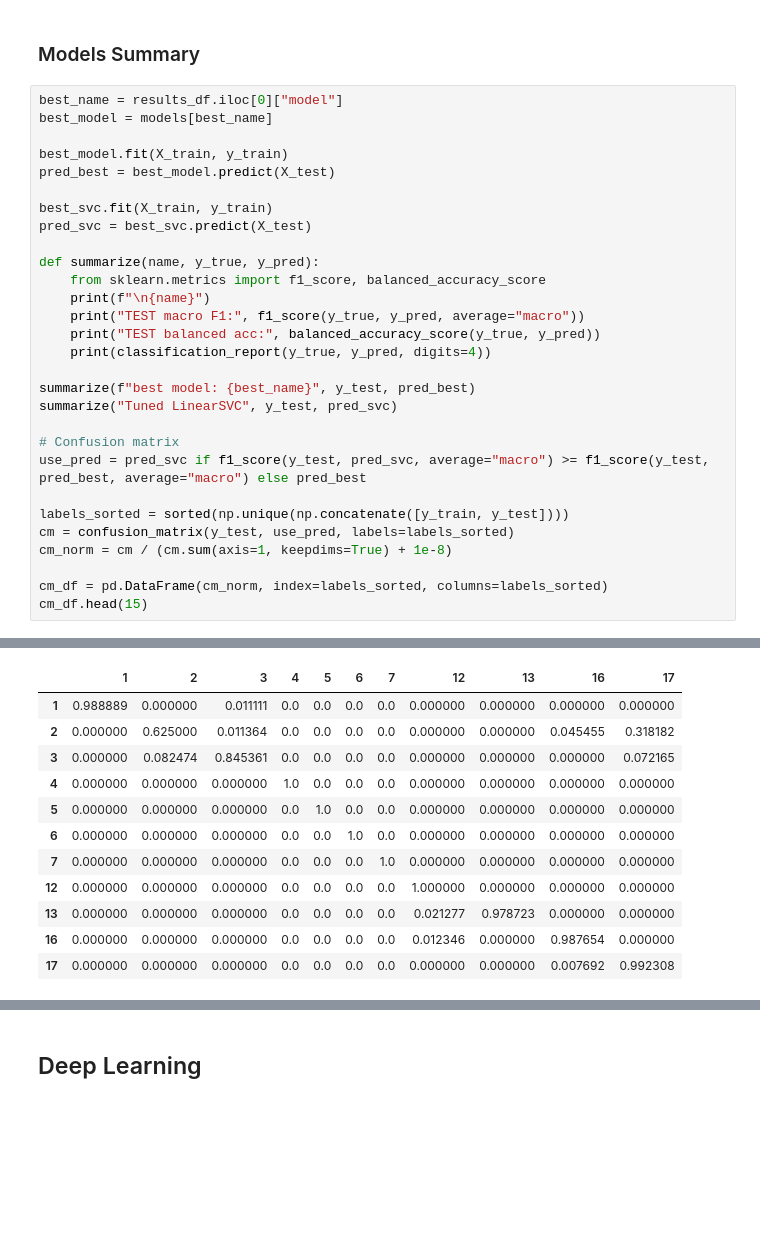
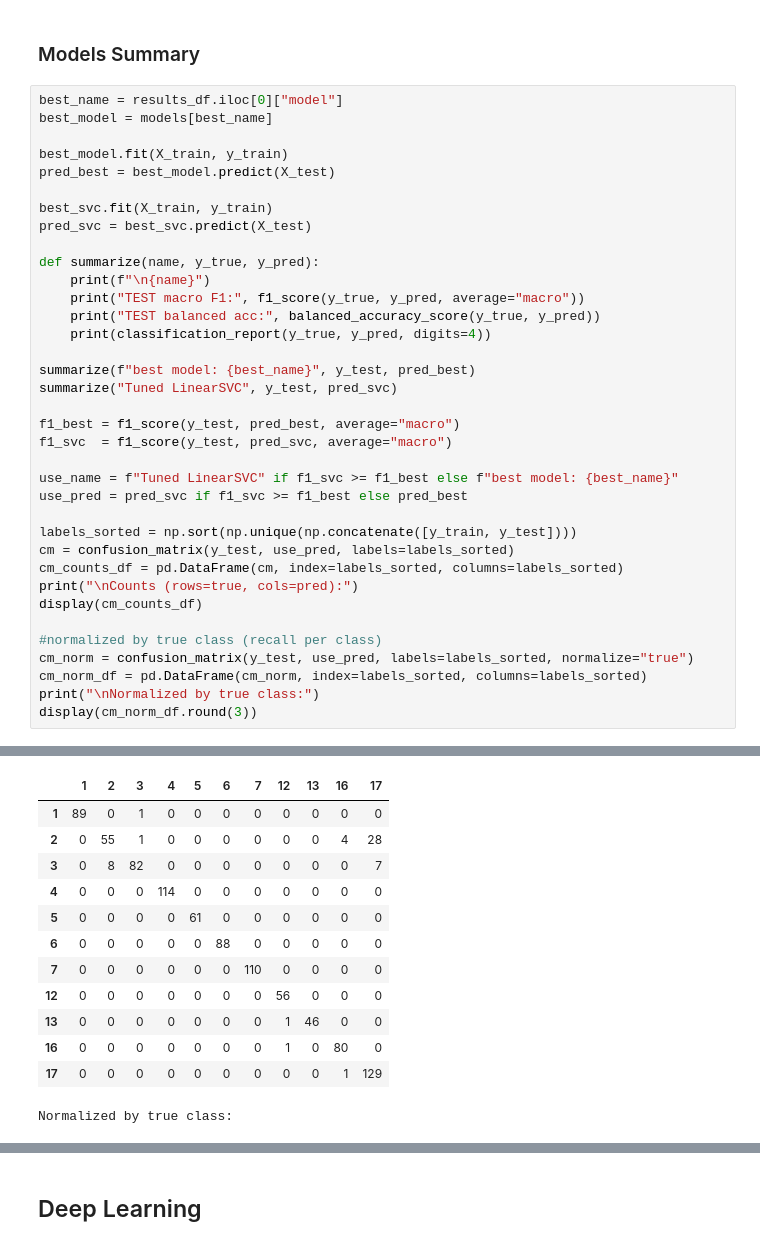
Before and after one commit to AAI530-Team6/final-team-project, a Jupyter notebook: pamap_project.ipynb, the cells around one changed output, grey strips where cells are left out. Drawn from its saved outputs; the diff is of its cells as text; blank space fills up the shorter version.

```diff
--- a/pamap_project.ipynb
+++ b/pamap_project.ipynb
@@ -937,7 +936,6 @@ best_svc.fit(X_train, y_train)
 pred_svc = best_svc.predict(X_test)
 
 def summarize(name, y_true, y_pred):
-    from sklearn.metrics import f1_score, balanced_accuracy_score
     print(f"\n{name}")
     print("TEST macro F1:", f1_score(y_true, y_pred, average="macro"))
     print("TEST balanced acc:", balanced_accuracy_score(y_true, y_pred))
@@ -946,15 +944,23 @@ def summarize(name, y_true, y_pred):
 summarize(f"best model: {best_name}", y_test, pred_best)
 summarize("Tuned LinearSVC", y_test, pred_svc)
 
-# Confusion matrix
-use_pred = pred_svc if f1_score(y_test, pred_svc, average="macro") >= f1_score(y_test, pred_best, average="macro") else pred_best
+f1_best = f1_score(y_test, pred_best, average="macro")
+f1_svc  = f1_score(y_test, pred_svc, average="macro")
 
-labels_sorted = sorted(np.unique(np.concatenate([y_train, y_test])))
+use_name = f"Tuned LinearSVC" if f1_svc >= f1_best else f"best model: {best_name}"
+use_pred = pred_svc if f1_svc >= f1_best else pred_best
+
+labels_sorted = np.sort(np.unique(np.concatenate([y_train, y_test])))
 cm = confusion_matrix(y_test, use_pred, labels=labels_sorted)
-cm_norm = cm / (cm.sum(axis=1, keepdims=True) + 1e-8)
+cm_counts_df = pd.DataFrame(cm, index=labels_sorted, columns=labels_sorted)
+print("\nCounts (rows=true, cols=pred):")
+display(cm_counts_df)
 
-cm_df = pd.DataFrame(cm_norm, index=labels_sorted, columns=labels_sorted)
-cm_df.head(15)
+#normalized by true class (recall per class)
+cm_norm = confusion_matrix(y_test, use_pred, labels=labels_sorted, normalize="true")
+cm_norm_df = pd.DataFrame(cm_norm, index=labels_sorted, columns=labels_sorted)
+print("\nNormalized by true class:")
+display(cm_norm_df.round(3))
 # %% [output]
 best model: ExtraTrees
 TEST macro F1: 0.9476640061215146
@@ -976,12 +982,13 @@ weighted avg     0.9502    0.9459    0.9440       962
 |  | 1 | 2 | 3 | 4 | 5 | 6 | 7 | 12 | 13 | 16 | 17 |
-| 1 | 0.988889 | 0.000000 | 0.011111 | 0.0 | 0.0 | 0.0 | 0.0 | 0.000000 | 0.000000 | 0.000000 | 0.000000 |
-| 2 | 0.000000 | 0.625000 | 0.011364 | 0.0 | 0.0 | 0.0 | 0.0 | 0.000000 | 0.000000 | 0.045455 | 0.318182 |
-| 3 | 0.000000 | 0.082474 | 0.845361 | 0.0 | 0.0 | 0.0 | 0.0 | 0.000000 | 0.000000 | 0.000000 | 0.072165 |
-| 4 | 0.000000 | 0.000000 | 0.000000 | 1.0 | 0.0 | 0.0 | 0.0 | 0.000000 | 0.000000 | 0.000000 | 0.000000 |
-| 5 | 0.000000 | 0.000000 | 0.000000 | 0.0 | 1.0 | 0.0 | 0.0 | 0.000000 | 0.000000 | 0.000000 | 0.000000 |
-| 6 | 0.000000 | 0.000000 | 0.000000 | 0.0 | 0.0 | 1.0 | 0.0 | 0.000000 | 0.000000 | 0.000000 | 0.000000 |
-| 7 | 0.000000 | 0.000000 | 0.000000 | 0.0 | 0.0 | 0.0 | 1.0 | 0.000000 | 0.000000 | 0.000000 | 0.000000 |
-| 12 | 0.000000 | 0.000000 | 0.000000 | 0.0 | 0.0 | 0.0 | 0.0 | 1.000000 | 0.000000 | 0.000000 | 0.000000 |
-| 13 | 0.000000 | 0.000000 | 0.000000 | 0.0 | 0.0 | 0.0 | 0.0 | 0.021277 | 0.978723 | 0.000000 | 0.000000 |
-| 16 | 0.000000 | 0.000000 | 0.000000 | 0.0 | 0.0 | 0.0 | 0.0 | 0.012346 | 0.000000 | 0.987654 | 0.000000 |
-| 17 | 0.000000 | 0.000000 | 0.000000 | 0.0 | 0.0 | 0.0 | 0.0 | 0.000000 | 0.000000 | 0.007692 | 0.992308 |
+| 1 | 89 | 0 | 1 | 0 | 0 | 0 | 0 | 0 | 0 | 0 | 0 |
+| 2 | 0 | 55 | 1 | 0 | 0 | 0 | 0 | 0 | 0 | 4 | 28 |
+| 3 | 0 | 8 | 82 | 0 | 0 | 0 | 0 | 0 | 0 | 0 | 7 |
+| 4 | 0 | 0 | 0 | 114 | 0 | 0 | 0 | 0 | 0 | 0 | 0 |
+| 5 | 0 | 0 | 0 | 0 | 61 | 0 | 0 | 0 | 0 | 0 | 0 |
+| 6 | 0 | 0 | 0 | 0 | 0 | 88 | 0 | 0 | 0 | 0 | 0 |
+| 7 | 0 | 0 | 0 | 0 | 0 | 0 | 110 | 0 | 0 | 0 | 0 |
+| 12 | 0 | 0 | 0 | 0 | 0 | 0 | 0 | 56 | 0 | 0 | 0 |
+| 13 | 0 | 0 | 0 | 0 | 0 | 0 | 0 | 1 | 46 | 0 | 0 |
+| 16 | 0 | 0 | 0 | 0 | 0 | 0 | 0 | 1 | 0 | 80 | 0 |
+| 17 | 0 | 0 | 0 | 0 | 0 | 0 | 0 | 0 | 0 | 1 | 129 |
+Normalized by true class:
```
Also changed, not shown: parts of 5 cells of this notebook, 2 other files.
